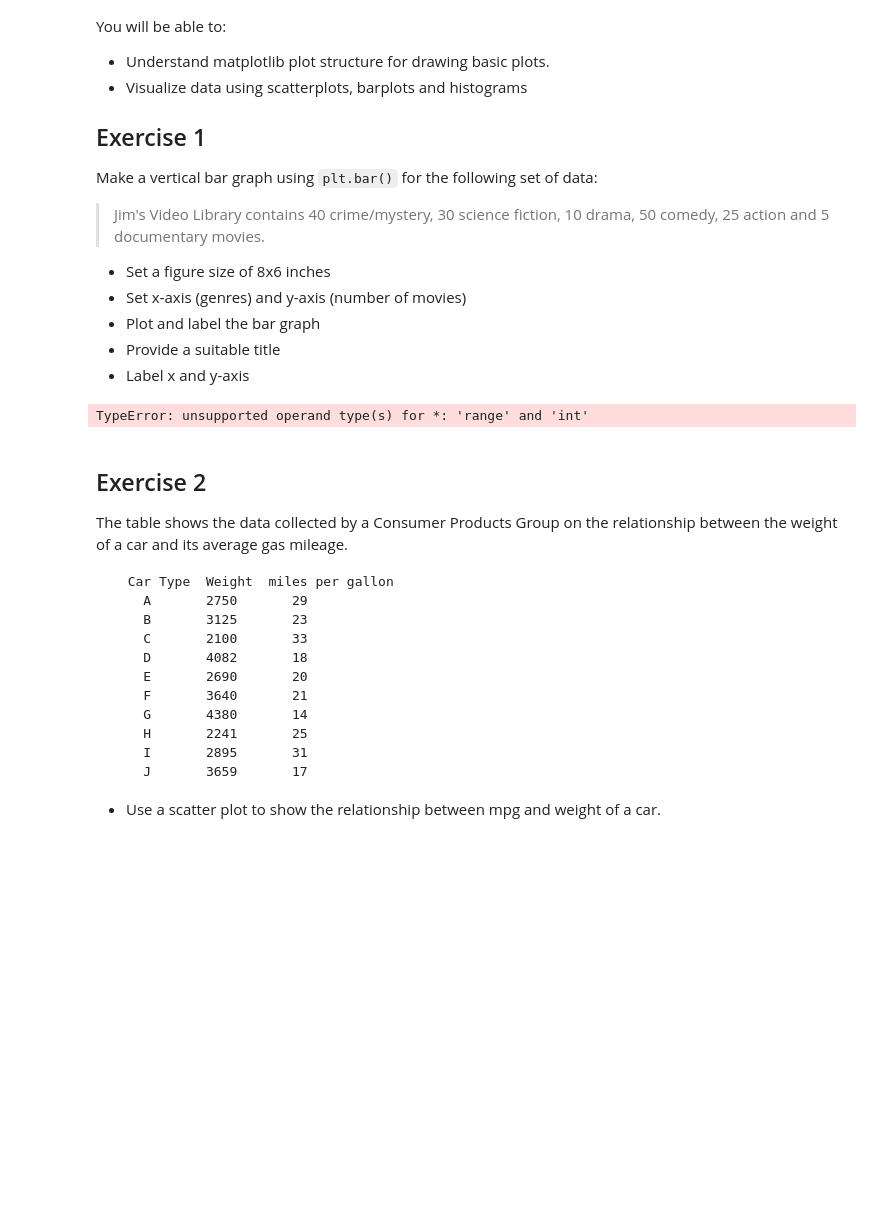
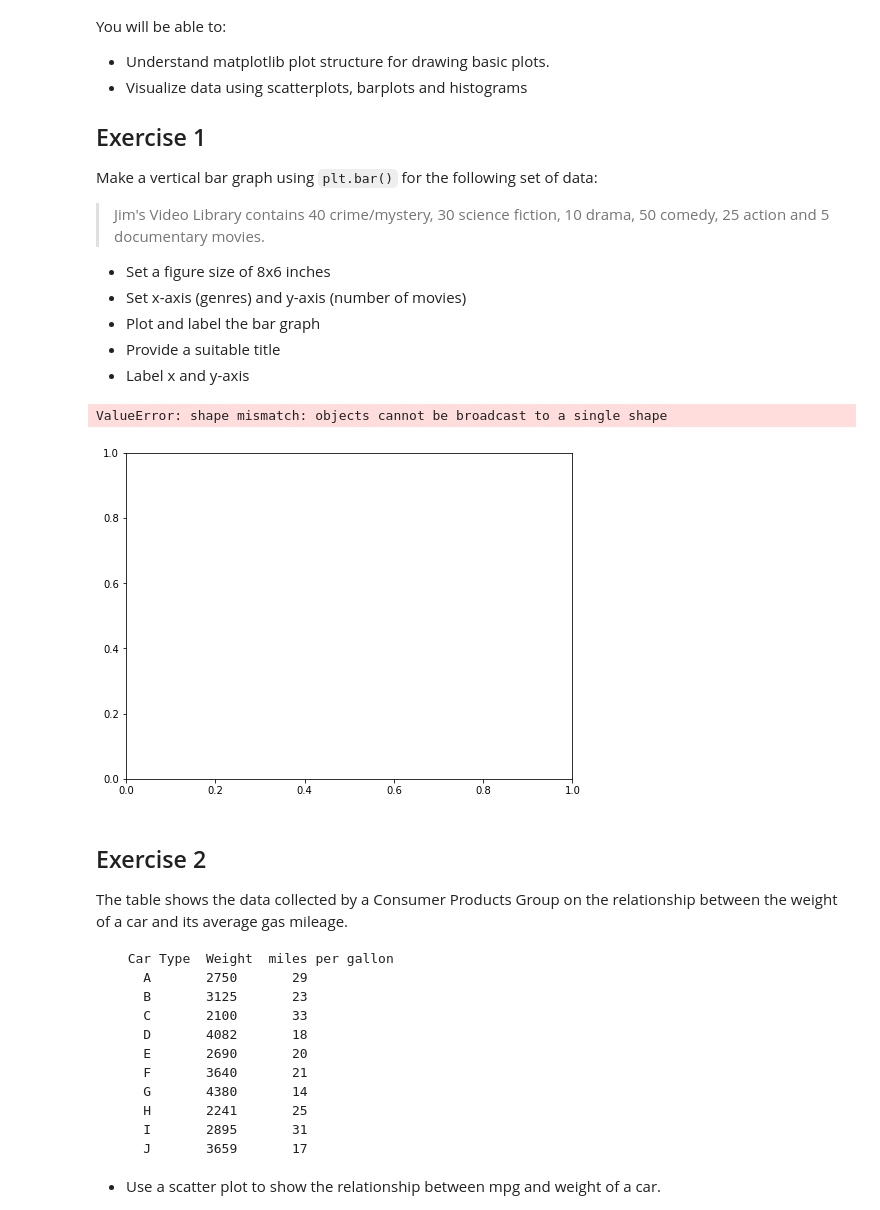
Before and after one commit to npschafer/dsc-data-viz-lab-houston-ds-042219, a Jupyter notebook: index.ipynb, the cells around one changed output. Cells and saved outputs as stored; diff of their text form; code cells hidden in the pictures; blank space fills up the shorter version.

```diff
--- a/index.ipynb
+++ b/index.ipynb
@@ -23,25 +23,26 @@ Make a vertical bar graph using `plt.bar()` for the following set of data:
 # %%
 # import the required libraries
 import numpy as np
 import matplotlib.pyplot as plt
 
 y = [40, 30, 10, 50, 25, 5]
-x = list(range(len(y)))*2
+x = range(len(y))
 labels = ["Crime/Mystery", "Science Fiction", "Drama", "Comedy", "Action", "Documentary"]
 
 # Set a figure size
 plt.figure(figsize=(8,6))
 
 # Plot vertical bars of fixed width by passing x and y values to .bar() function
 plt.bar(x, y, tick_label=labels)
 
 # Give a title to the bar graph
 plt.title("Jim's Video Library")
 
 # Output the final plot
 plt.show()
 # %% [output]
-TypeError: unsupported operand type(s) for *: 'range' and 'int'
+ValueError: shape mismatch: objects cannot be broadcast to a single shape
+[figure, added]
 # %% [markdown]
 ## Exercise 2
 
```
